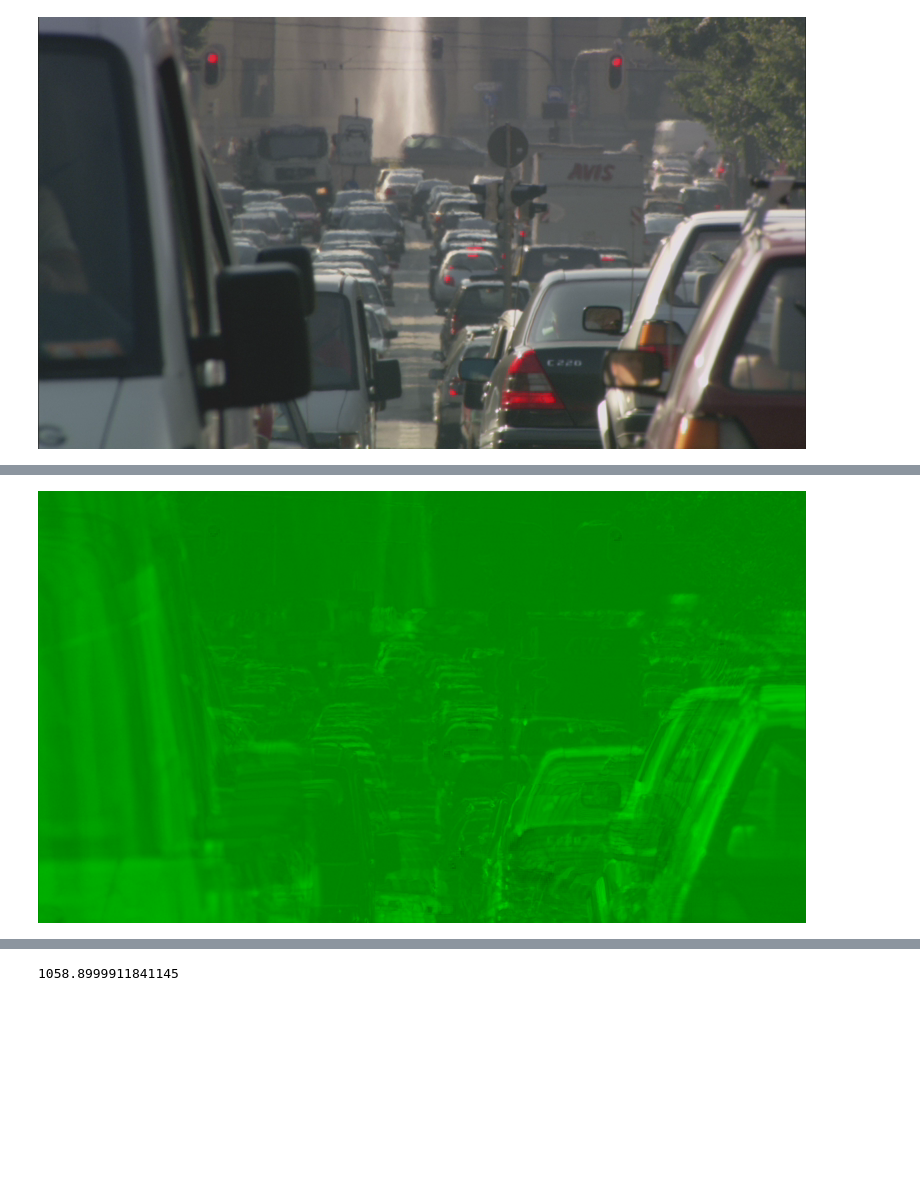
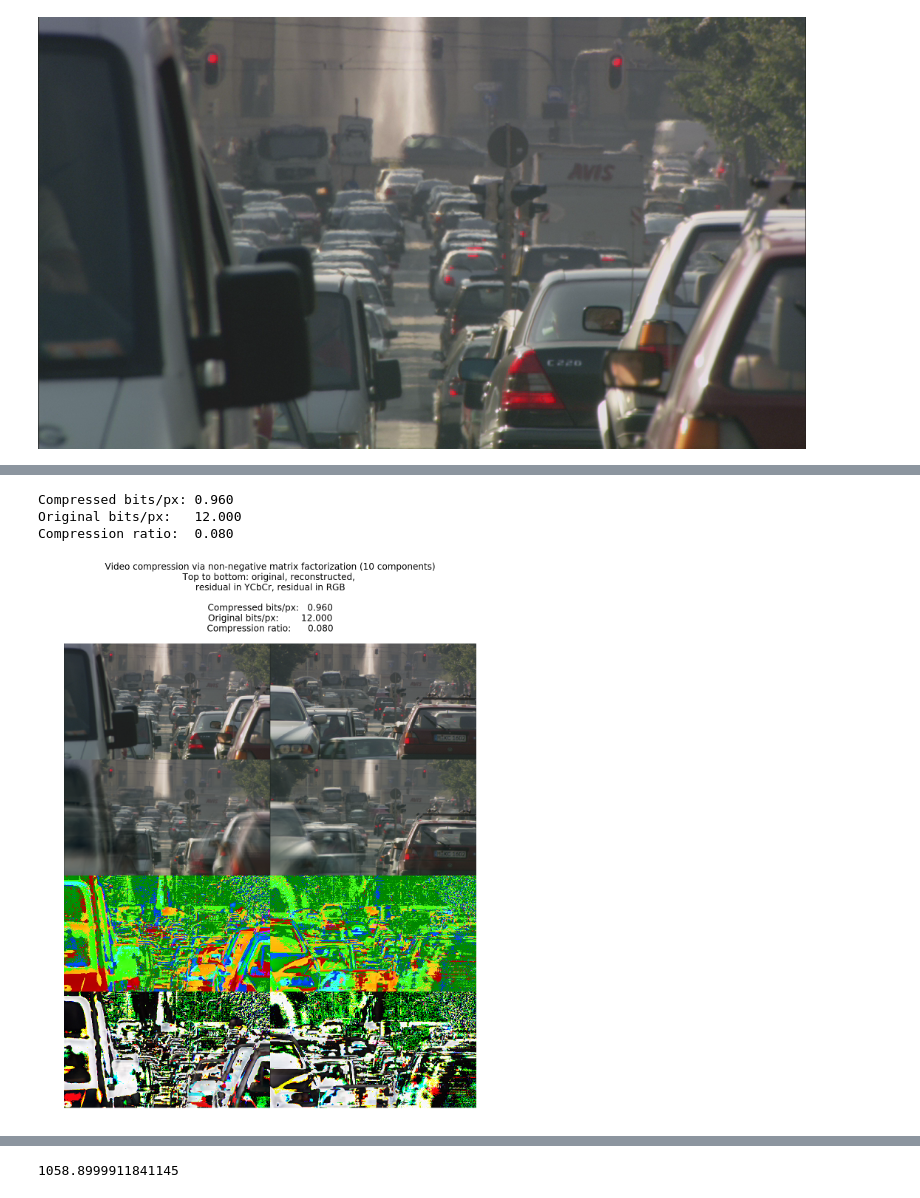
Before and after one commit to ajayjain/video-compression, a Jupyter notebook: Load LIVE videos.ipynb, the cells around one changed output, grey strips where cells are left out. Drawn from its saved outputs; the diff is of its cells as text; code cells hidden in the pictures; blank space fills up the shorter version.

```diff
--- a/Load LIVE videos.ipynb
+++ b/Load LIVE videos.ipynb
@@ -104,5 +109,4 @@ H_uint8 = np.uint8(H * 255)
 # %%
-reconstructed = (W_uint8.astype(np.float32) / 255.) @ (H_uint8.astype(np.float32) / 255.)
-frame_vector_to_rgb(reconstructed[0], dim)
+# reconstructed = (W_uint8.astype(np.float32) / 255.) @ (H_uint8.astype(np.float32) / 255.)
+reconstructed = np.float16(W) @ np.float16(H)
+# frame_vector_to_rgb(reconstructed[0], dim)
-# %% [output]
-[figure, removed]
@@ -109 +115,54 @@ frame_vector_to_rgb(reconstructed[0], dim)
+# %%
+bytes_to_transmit = W.shape[0] * W.shape[1] * 2 + H.shape[0] * H.shape[1] * 2
+original_bytes = video_matrix.shape[0] * video_matrix.shape[1]
+compression_ratio = bytes_to_transmit / float(original_bytes)
+
+bits_per_pixel = bytes_to_transmit * 8 / (dim[0] * dim[1] * video_matrix.shape[1])
+original_bits_per_pixel = original_bytes * 8 / (dim[0] * dim[1] * video_matrix.shape[1])
+
+print("Compressed bits/px: {:.3f}".format(bits_per_pixel))
+print("Original bits/px:   {:.3f}".format(original_bits_per_pixel))
+print("Compression ratio:  {:.3f}".format(compression_ratio))
+# %% [output]
+Compressed bits/px: 0.960
+Original bits/px:   12.000
+Compression ratio:  0.080
+# %%
+reconstructed_and_original = (
+    frame_vector_to_rgb(reconstructed[0], dim),
+    frame_vector_to_rgb(frames[0], dim)
+)
+
+plt.figure(figsize=(20, 30))
+font = {'family' : 'normal',
+        'weight' : 'bold',
+        'size'   : 20}
+matplotlib.rc('font', **font)
+title = "Video compression via non-negative matrix factorization (10 components)\n" +\
+        "Top to bottom: original, reconstructed, \nresidual in YCbCr, residual in RGB\n\n" +\
+        "Compressed bits/px:   {:.3f}\n".format(bits_per_pixel) +\
+        "Original bits/px:        {:.3f}\n".format(original_bits_per_pixel) +\
+        "Compression ratio:      {:.3f}\n".format(compression_ratio)
+plt.title(title)
+plt.axis("off")
+plt.imshow(
+    np.hstack((
+        np.vstack((
+            frame_vector_to_rgb(frames[0], dim),
+            frame_vector_to_rgb(reconstructed[0], dim),
+            frame_vector_to_rgb(frames[0] - reconstructed[0], dim),
+            np.asarray(frame_vector_to_rgb(frames[0], dim)) - np.asarray(frame_vector_to_rgb(reconstructed[0], dim)),
+        )),
+        np.vstack((
+            frame_vector_to_rgb(frames[-1], dim),
+            frame_vector_to_rgb(reconstructed[-1], dim),
+            frame_vector_to_rgb(frames[-1] - reconstructed[-1], dim),
+            np.asarray(frame_vector_to_rgb(frames[-1], dim)) - np.asarray(frame_vector_to_rgb(reconstructed[-1], dim)),
+        )),
+    ))
+)
+
+plt.savefig("nmf.png")
+# %% [output]
+[figure, added]
 # %%
```
Also changed, not shown: parts of 8 cells of this notebook.
